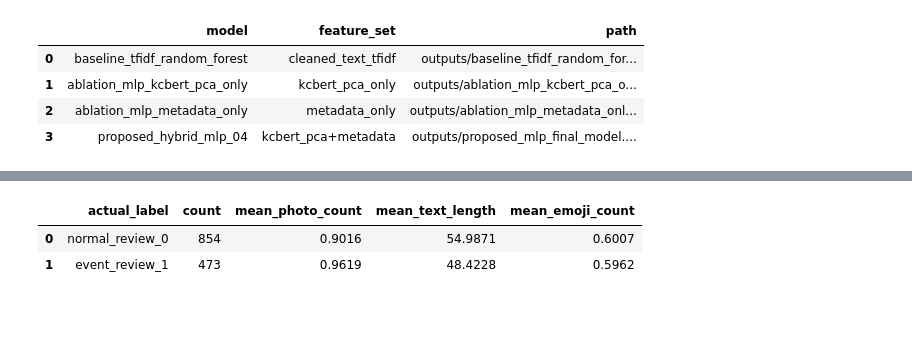
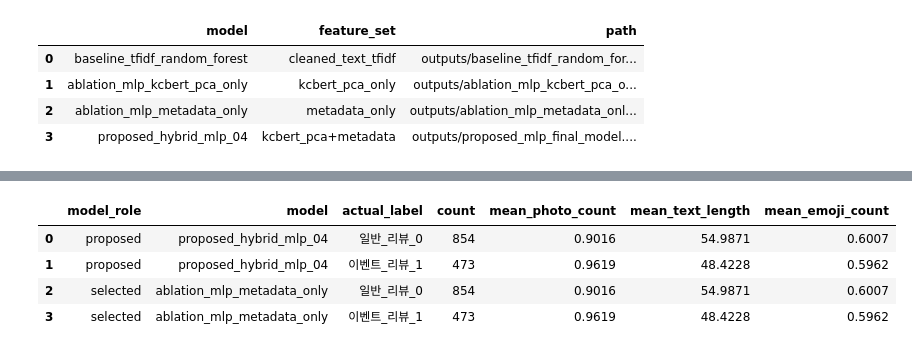
Before and after one commit to HSU-bigdata-project/review-refining, a Jupyter notebook: 06_model_selection_error_analysis.ipynb, the cells around one changed output, grey strips where cells are left out. Cells and saved outputs as stored; diff of their text form; code cells hidden in the pictures; blank space fills up the shorter version.

```diff
--- a/06_model_selection_error_analysis.ipynb
+++ b/06_model_selection_error_analysis.ipynb
@@ -423,46 +541,64 @@ def permutation_importance_for_tabular_model(model, X, y_true, threshold, column
     return pd.DataFrame(rows).sort_values('mean_f1_drop', ascending=False).reset_index(drop=True)
 
 
-selected_feature_cols = selected_bundle.get('feature_cols')
-if selected_spec['input_type'] == 'tabular' and selected_feature_cols is not None:
-    importance_cols = [col for col in meta_cols if col in selected_feature_cols]
-else:
-    importance_cols = []
+def metadata_importance_for_model(model_name, model_role, model_label, spec, bundle, threshold):
+    feature_cols = bundle.get('feature_cols')
+    if spec['input_type'] != 'tabular' or feature_cols is None:
+        return pd.DataFrame()
 
-if importance_cols:
-    selected_importance = permutation_importance_for_tabular_model(
-        selected_bundle['model'],
-        X_test[selected_feature_cols],
+    importance_cols = [col for col in meta_cols if col in feature_cols]
+    if not importance_cols:
+        return pd.DataFrame()
+
+    importance = permutation_importance_for_tabular_model(
+        bundle['model'],
+        X_test[feature_cols],
         y_test,
-        selected_threshold,
+        threshold,
         importance_cols,
         repeats=10,
     )
-    selected_importance_display = selected_importance.copy()
-    selected_importance_display.insert(0, 'rank', selected_importance_display.index + 1)
-    selected_importance_display = selected_importance_display.rename(columns={
-        'metadata': 'metadata',
-        'base_f1': 'base_f1',
-        'mean_f1_drop': 'mean_f1_drop',
-        'std_f1_drop': 'std_f1_drop',
-        'repeats': 'repeats',
-    }).round({
-        'base_f1': 4,
-        'mean_f1_drop': 4,
-        'std_f1_drop': 4,
-    })
-    top_metadata = selected_importance.iloc[0]
-    print(
-        f"Most influential metadata for the selected model: {top_metadata['metadata']} "
-        f"(mean F1 drop: {top_metadata['mean_f1_drop']:.4f})"
+    importance.insert(0, 'model_label', model_label)
+    importance.insert(0, 'model_role', model_role)
+    importance.insert(0, 'model', model_name)
+    return importance
+
+
+selected_importance = metadata_importance_for_model(
+    selected_model_name,
+    'selected',
+    f'선택 모델 ({selected_model_name})',
+    selected_spec,
+    selected_bundle,
+    selected_threshold,
+)
+proposed_importance = metadata_importance_for_model(
+    proposed_model_name,
+    'proposed',
+    f'제안 모델 ({proposed_model_name})',
+    proposed_spec,
+    proposed_bundle,
+    proposed_threshold,
+)
+
+metadata_importance = pd.concat([selected_importance, proposed_importance], ignore_index=True)
+if metadata_importance.empty:
+    print('선택 모델과 제안 모델이 메타데이터 컬럼을 직접 사용하지 않아 permutation importance를 건너뜁니다.')
+else:
+    metadata_importance_display = (
+        metadata_importance
+        .sort_values(['model_role', 'mean_f1_drop'], ascending=[True, False])
+        .reset_index(drop=True)
+        .round({
+            'base_f1': 4,
+            'mean_f1_drop': 4,
+            'std_f1_drop': 4,
+        })
     )
-    display(selected_importance_display)
-else:
-    selected_importance = pd.DataFrame()
-    print('Permutation importance was skipped because the selected model does not directly use metadata columns.')
+    display(metadata_importance_display)
 
 behavior_summary = (
-    error_df.groupby('actual_label')
+    error_detail.groupby(['model_role', 'model', 'actual_label'])
     .agg(
         count=('actual_label', 'size'),
         mean_photo_count=('photo_count', 'mean'),
@@ -470,10 +606,10 @@ behavior_summary = (
         mean_emoji_count=('emoji_count', 'mean'),
     )
     .reset_index()
-    .replace({'actual_label': {0: 'normal_review_0', 1: 'event_review_1'}})
+    .replace({'actual_label': {0: '일반_리뷰_0', 1: '이벤트_리뷰_1'}})
     .round(4)
 )
 
-print('Metadata averages by actual label')
+print('실제 라벨별 메타데이터 평균')
 display(behavior_summary)
 # %% [output]
@@ -486,3 +624,5 @@ Metadata averages by actual label
-|  | actual_label | count | mean_photo_count | mean_text_length | mean_emoji_count |
-| 0 | normal_review_0 | 854 | 0.9016 | 54.9871 | 0.6007 |
-| 1 | event_review_1 | 473 | 0.9619 | 48.4228 | 0.5962 |
+|  | model_role | model | actual_label | count | mean_photo_count | mean_text_length | mean_emoji_count |
+| 0 | proposed | proposed_hybrid_mlp_04 | 일반_리뷰_0 | 854 | 0.9016 | 54.9871 | 0.6007 |
+| 1 | proposed | proposed_hybrid_mlp_04 | 이벤트_리뷰_1 | 473 | 0.9619 | 48.4228 | 0.5962 |
+| 2 | selected | ablation_mlp_metadata_only | 일반_리뷰_0 | 854 | 0.9016 | 54.9871 | 0.6007 |
+| 3 | selected | ablation_mlp_metadata_only | 이벤트_리뷰_1 | 473 | 0.9619 | 48.4228 | 0.5962 |
```
Also changed, not shown: parts of 22 cells of this notebook, 10 other files.
